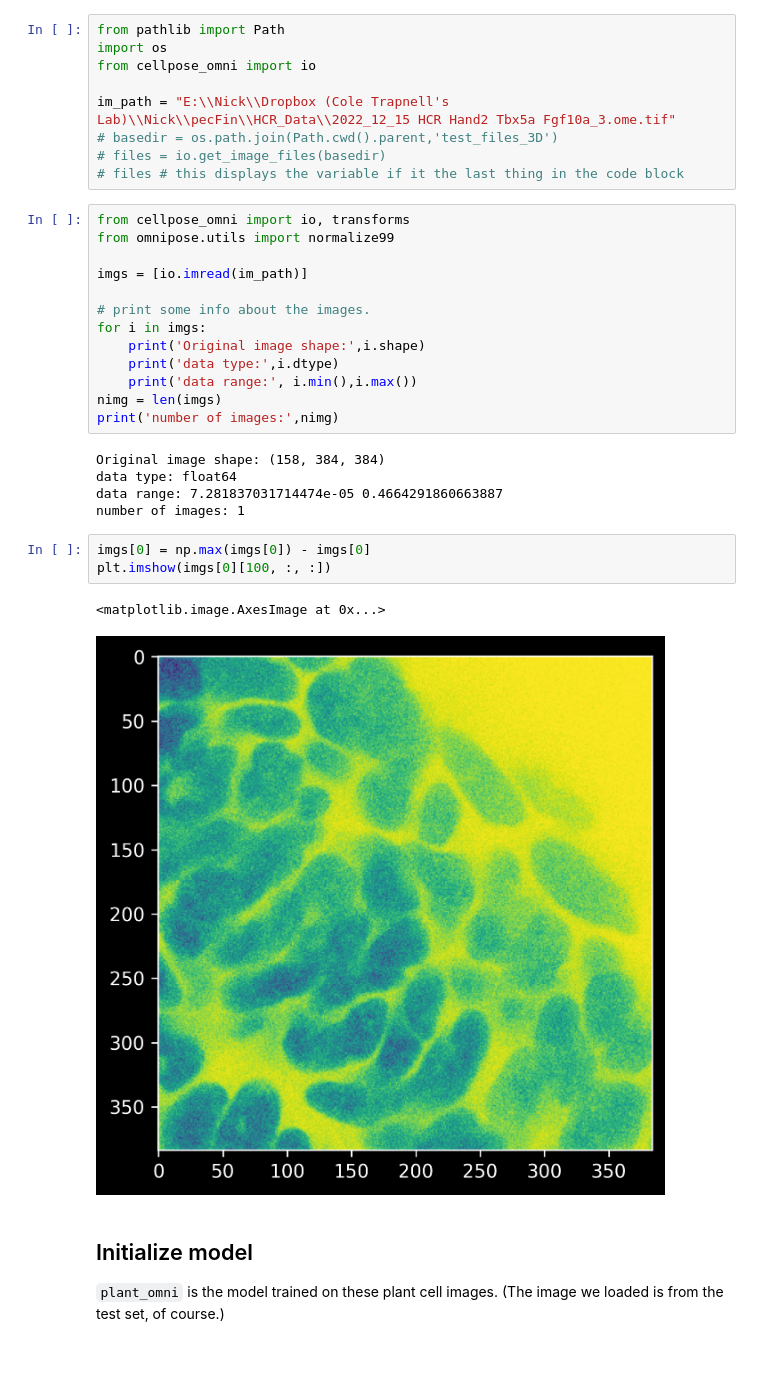
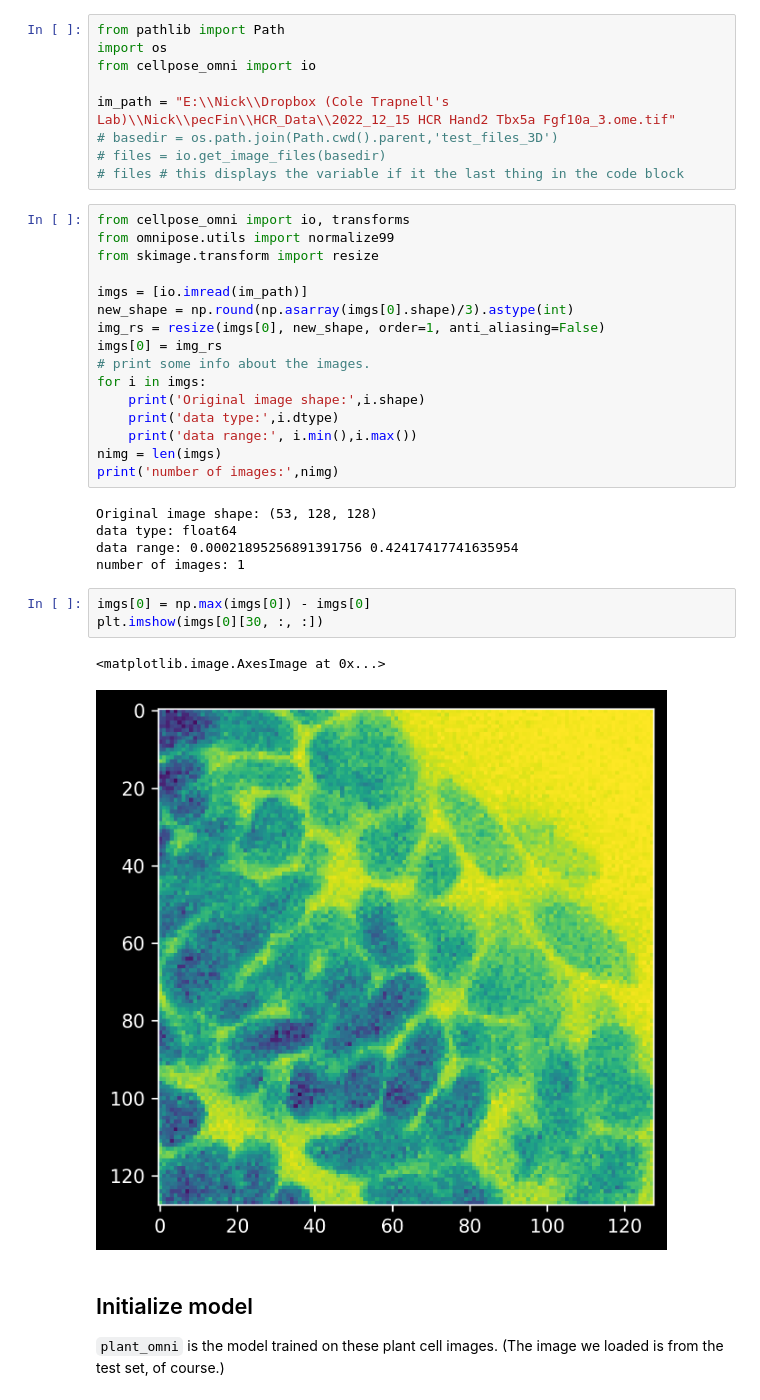
Before and after one commit to nlammers371/pecFin, a Jupyter notebook: notebooks/omni_mono_channel_3D.ipynb, the cells around one changed output. Drawn from its saved outputs; the diff is of its cells as text; blank space fills up the shorter version.

```diff
--- a/notebooks/omni_mono_channel_3D.ipynb
+++ b/notebooks/omni_mono_channel_3D.ipynb
@@ -46,9 +46,12 @@ im_path = "E:\\Nick\\Dropbox (Cole Trapnell's Lab)\\Nick\\pecFin\\HCR_Data\\2022
 # %%
 from cellpose_omni import io, transforms
 from omnipose.utils import normalize99
+from skimage.transform import resize
 
 imgs = [io.imread(im_path)]
-
+new_shape = np.round(np.asarray(imgs[0].shape)/3).astype(int)
+img_rs = resize(imgs[0], new_shape, order=1, anti_aliasing=False)
+imgs[0] = img_rs
 # print some info about the images.
 for i in imgs:
     print('Original image shape:',i.shape)
@@ -57,16 +60,16 @@ for i in imgs:
 nimg = len(imgs)
 print('number of images:',nimg)
 # %% [output]
-Original image shape: (158, 384, 384)
+Original image shape: (53, 128, 128)
 data type: float64
-data range: 7.281837031714474e-05 0.4664291860663887
+data range: 0.00021895256891391756 0.42417417741635954
 number of images: 1
 # %%
 imgs[0] = np.max(imgs[0]) - imgs[0]
-plt.imshow(imgs[0][100, :, :])
+plt.imshow(imgs[0][30, :, :])
 # %% [output]
 <matplotlib.image.AxesImage at 0x...>
-[figure, old version]
+[figure, new version]
 # %% [markdown]
 ## Initialize model
 `plant_omni` is the model trained on these plant cell images. (The image we loaded is from the test set, of course.)
```
Also changed, not shown: parts of 4 cells of this notebook, 1 other file.
